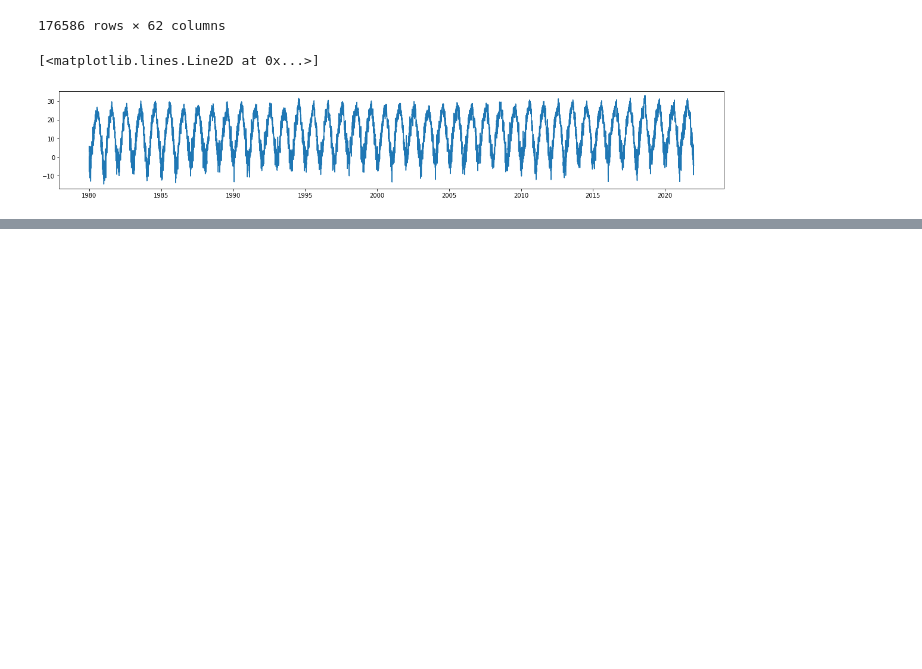
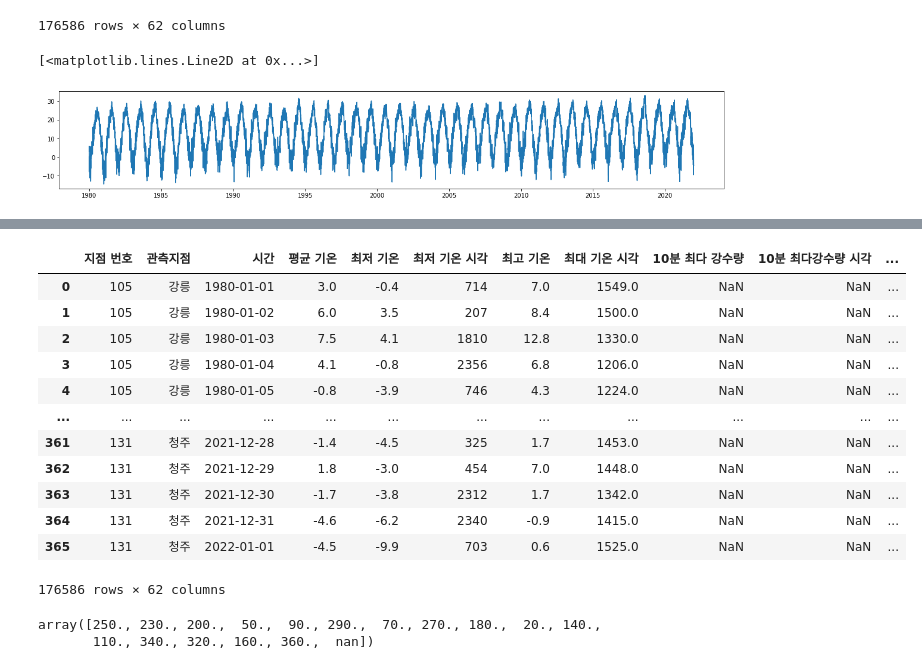
Before and after one commit to zeusryu0/kdt4_project, a Jupyter notebook: project2/기상 REST API 기반 데이터 수집 .ipynb, the cells around one changed output, grey strips where cells are left out. Drawn from its saved outputs; the diff is of its cells as text; code cells hidden in the pictures; blank space fills up the shorter version.

```diff
--- a/project2/기상 REST API 기반 데이터 수집 .ipynb
+++ b/project2/기상 REST API 기반 데이터 수집 .ipynb
@@ -109,0 +153,5 @@ location
+# %%
+res = requests.get('https://www.data.go.kr/tcs/dss/selectApiDataDetailView.do?publicDataPk=15059093')
+# %%
+tmp = pd.read_html(res.text)[5]
+tmp
@@ -109,0 +172,5 @@ location
+# %%
+renames = {}
+for i in range(67):
+    renames[tmp.loc[i,'항목명(영문)']] = tmp.loc[i,'항목명(국문)']
+renames
@@ -109,0 +195,2 @@ location
+# %%
+df.rename(renames,axis=1,inplace=True)
@@ -109,0 +217,17 @@ location
+# %%
+df.rename({'maxInsWsHrmt':'최대 순간풍속 시간','mi10MaxRn':'10분 최다 강수량','stnNm':'관측지점'},axis=1,inplace=True)
+df
+# %% [output]
+|  | 지점 번호 | 관측지점 | 시간 | 평균 기온 | 최저 기온 | 최저 기온 시각 | 최고 기온 | 최대 기온 시각 | 10분 최다 강수량 | 10분 최다강수량 시각 | ... |
+| 0 | 105 | 강릉 | 1980-01-01 | 3.0 | -0.4 | 714 | 7.0 | 1549.0 | NaN | NaN | ... |
+| 1 | 105 | 강릉 | 1980-01-02 | 6.0 | 3.5 | 207 | 8.4 | 1500.0 | NaN | NaN | ... |
+| 2 | 105 | 강릉 | 1980-01-03 | 7.5 | 4.1 | 1810 | 12.8 | 1330.0 | NaN | NaN | ... |
+| 3 | 105 | 강릉 | 1980-01-04 | 4.1 | -0.8 | 2356 | 6.8 | 1206.0 | NaN | NaN | ... |
+| 4 | 105 | 강릉 | 1980-01-05 | -0.8 | -3.9 | 746 | 4.3 | 1224.0 | NaN | NaN | ... |
+| ... | ... | ... | ... | ... | ... | ... | ... | ... | ... | ... | ... |
+| 361 | 131 | 청주 | 2021-12-28 | -1.4 | -4.5 | 325 | 1.7 | 1453.0 | NaN | NaN | ... |
+| 362 | 131 | 청주 | 2021-12-29 | 1.8 | -3.0 | 454 | 7.0 | 1448.0 | NaN | NaN | ... |
+| 363 | 131 | 청주 | 2021-12-30 | -1.7 | -3.8 | 2312 | 1.7 | 1342.0 | NaN | NaN | ... |
+| 364 | 131 | 청주 | 2021-12-31 | -4.6 | -6.2 | 2340 | -0.9 | 1415.0 | NaN | NaN | ... |
+| 365 | 131 | 청주 | 2022-01-01 | -4.5 | -9.9 | 703 | 0.6 | 1525.0 | NaN | NaN | ... |
+176586 rows × 62 columns
@@ -109,0 +236,5 @@ location
+# %%
+df['최대 풍향'].unique()
+# %% [output]
+array([250., 230., 200.,  50.,  90., 290.,  70., 270., 180.,  20., 140.,
+       110., 340., 320., 160., 360.,  nan])
```
Also changed, not shown: parts of 9 cells of this notebook, 1 other file.
